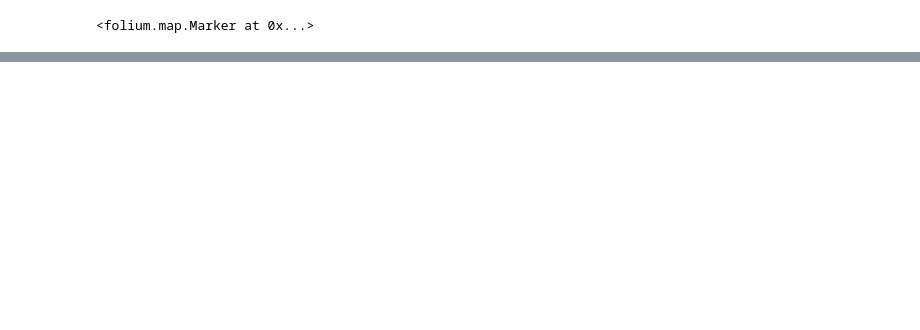
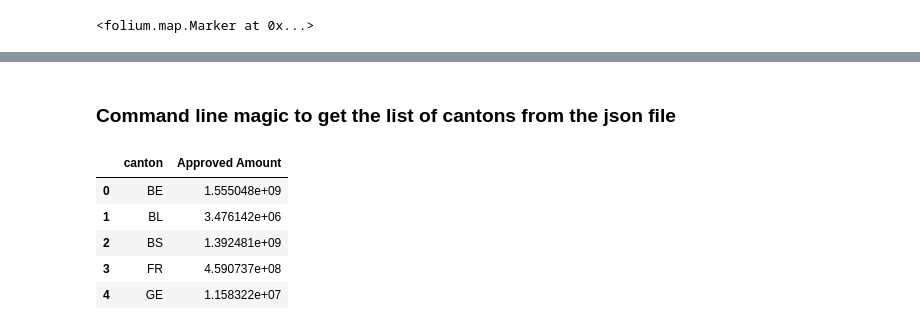
Before and after one commit to cipri-tom/Homework, a Jupyter notebook: 03 - Interactive Viz/Map Visualization.ipynb, the cells around one changed output, grey strips where cells are left out. Saved outputs shown, nothing was run; the diff lists cells and outputs as text; code cells hidden in the pictures; blank space fills up the shorter version.

```diff
--- a/03 - Interactive Viz/Map Visualization.ipynb
+++ b/03 - Interactive Viz/Map Visualization.ipynb
@@ -34,0 +28,2 @@ canton_map
+# %% [markdown]
+### Command line magic to get the list of cantons from the json file
@@ -34,0 +37,11 @@ canton_map
+# %%
+# Read the file containing the grants per each canton obtained from processing the data
+grants_per_canton = pd.read_csv("data/grants_per_canton.csv", sep=';', index_col=0)
+grants_per_canton.head()
+# %% [output]
+|  | canton | Approved Amount |
+| 0 | BE | 1.555048e+09 |
+| 1 | BL | 3.476142e+06 |
+| 2 | BS | 1.392481e+09 |
+| 3 | FR | 4.590737e+08 |
+| 4 | GE | 1.158322e+07 |
```
Also changed, not shown: parts of 15 cells of this notebook.
